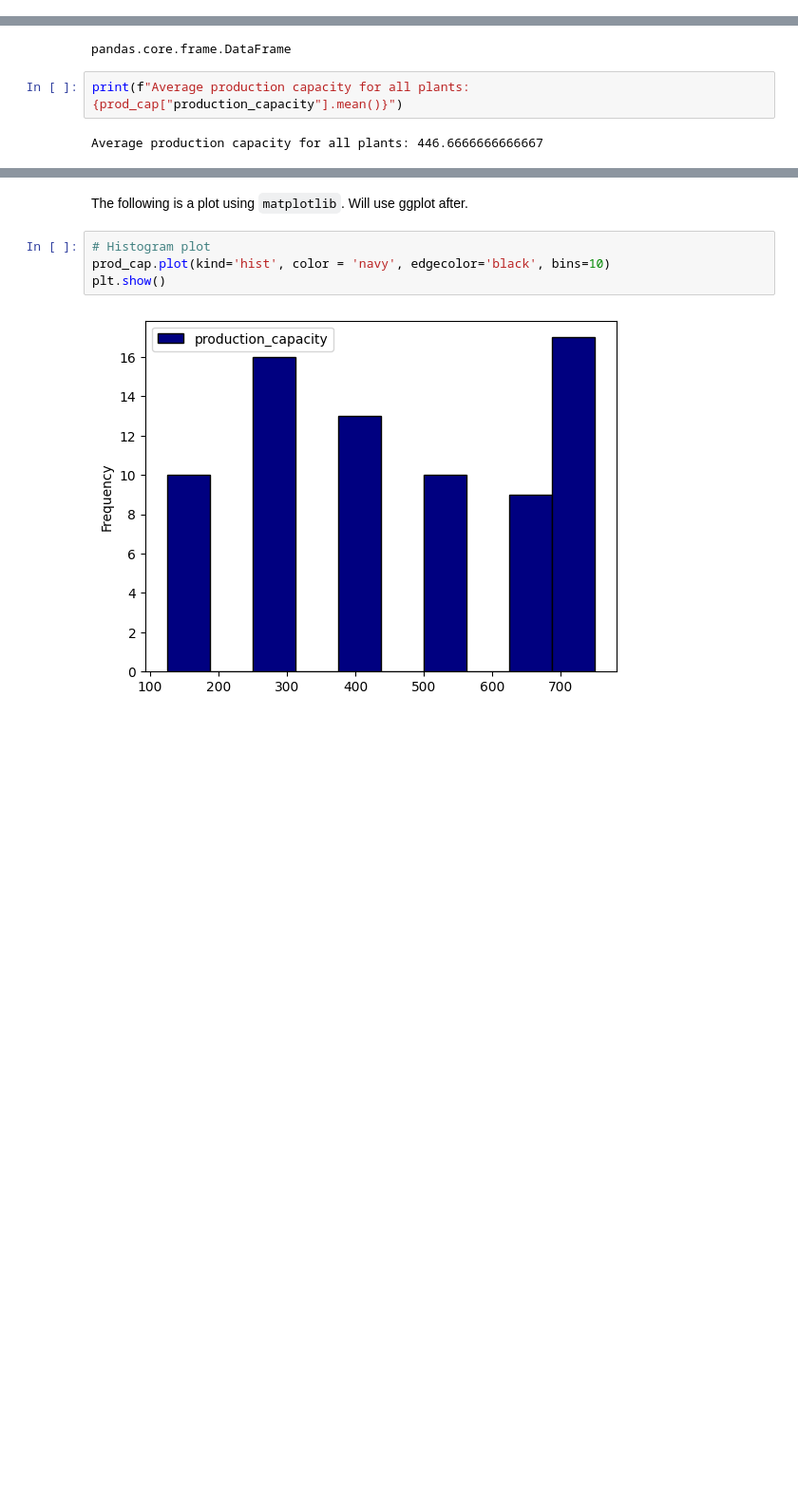
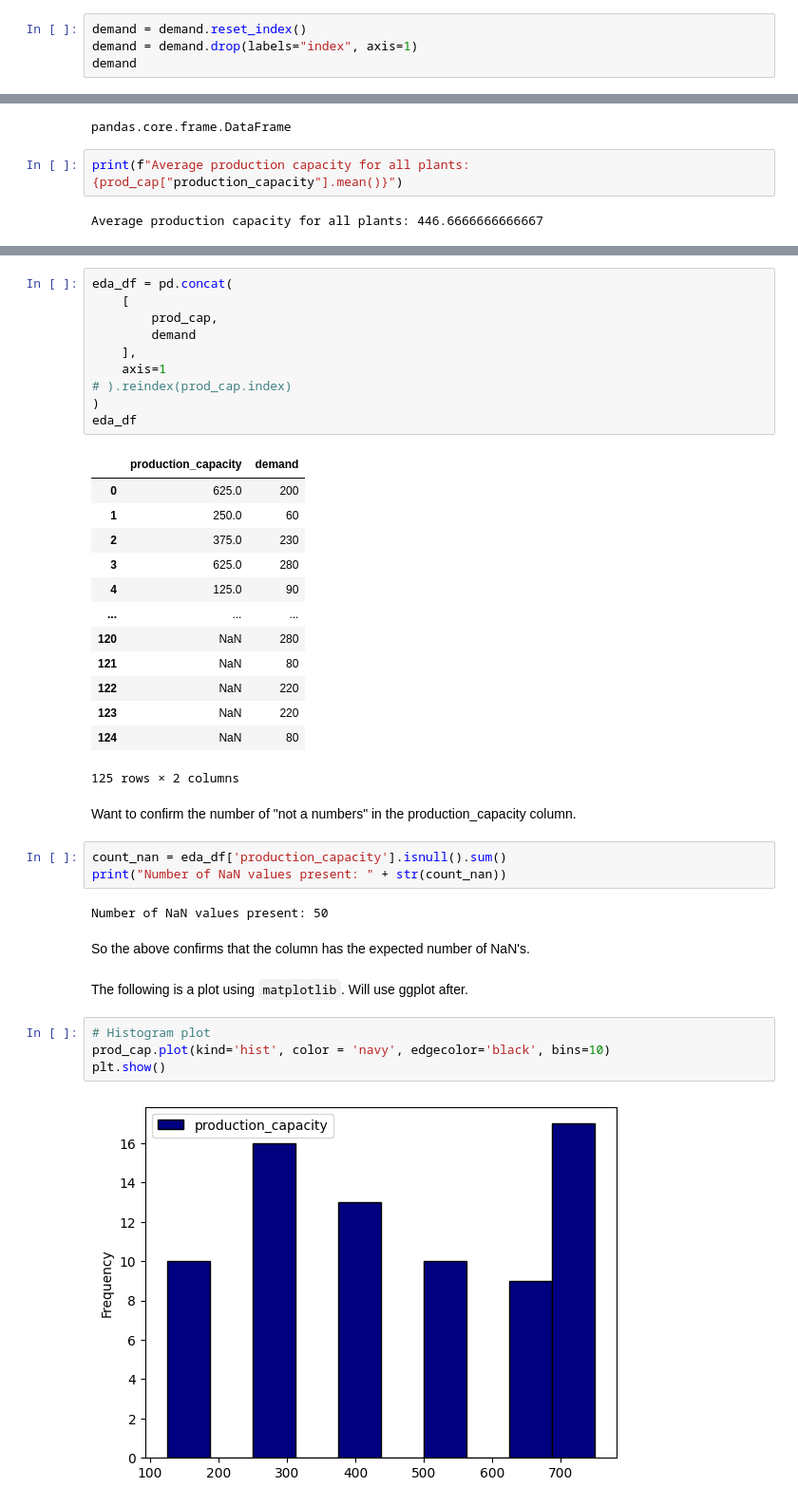
Before and after one commit to bravo-joe/supply-chain-optimization, a Jupyter notebook: notebooks/eda.ipynb, the cells around one changed output, grey strips where cells are left out. Shown: that part at 95% size. Saved outputs shown, nothing was run; the diff lists cells and outputs as text; blank space fills up the shorter version.

```diff
--- a/eda.ipynb
+++ b/notebooks/eda.ipynb
@@ -256,3 +258,7 @@ demand
 | customer_124 | 220 |
 | customer_125 | 80 |
 125 rows × 1 columns
+# %%
+demand = demand.reset_index()
+demand = demand.drop(labels="index", axis=1)
+demand
@@ -343,3 +397,36 @@ Average production capacity for all plants: 446.6666666666667
+# %%
+eda_df = pd.concat(
+    [
+        prod_cap,
+        demand
+    ],
+    axis=1
+# ).reindex(prod_cap.index)
+)
+eda_df
+# %% [output]
+|  | production_capacity | demand |
+| 0 | 625.0 | 200 |
+| 1 | 250.0 | 60 |
+| 2 | 375.0 | 230 |
+| 3 | 625.0 | 280 |
+| 4 | 125.0 | 90 |
+| ... | ... | ... |
+| 120 | NaN | 280 |
+| 121 | NaN | 80 |
+| 122 | NaN | 220 |
+| 123 | NaN | 220 |
+| 124 | NaN | 80 |
+125 rows × 2 columns
+# %% [markdown]
+Want to confirm the number of "not a numbers" in the production_capacity column.
+# %%
+count_nan = eda_df['production_capacity'].isnull().sum()
+print("Number of NaN values present: " + str(count_nan))
+# %% [output]
+Number of NaN values present: 50
+# %% [markdown]
+So the above confirms that the column has the expected number of NaN's.
 # %% [markdown]
 The following is a plot using `matplotlib`. Will use ggplot after.
 # %%
```
Also changed, not shown: parts of 11 cells of this notebook, 6 other files.
